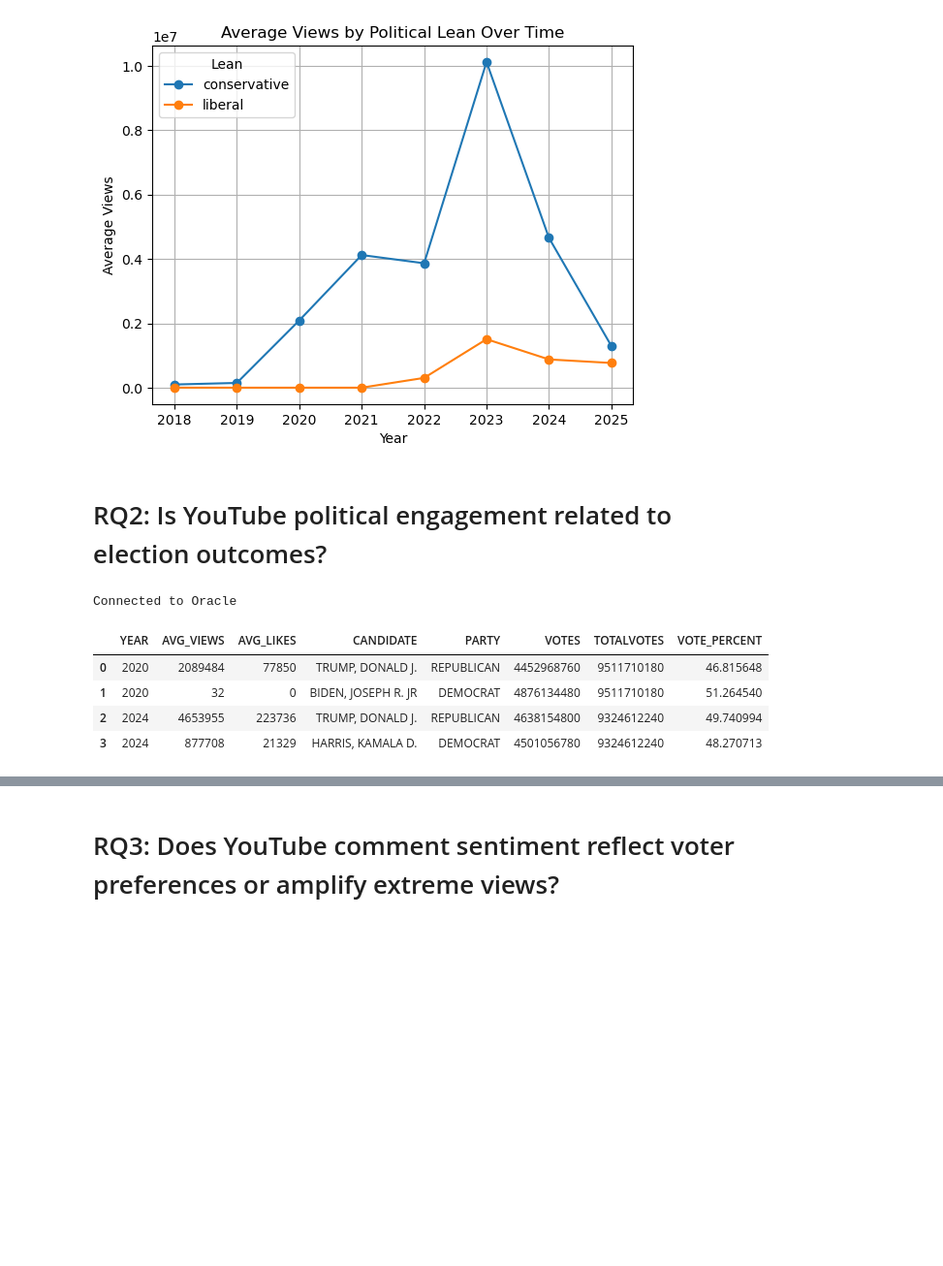
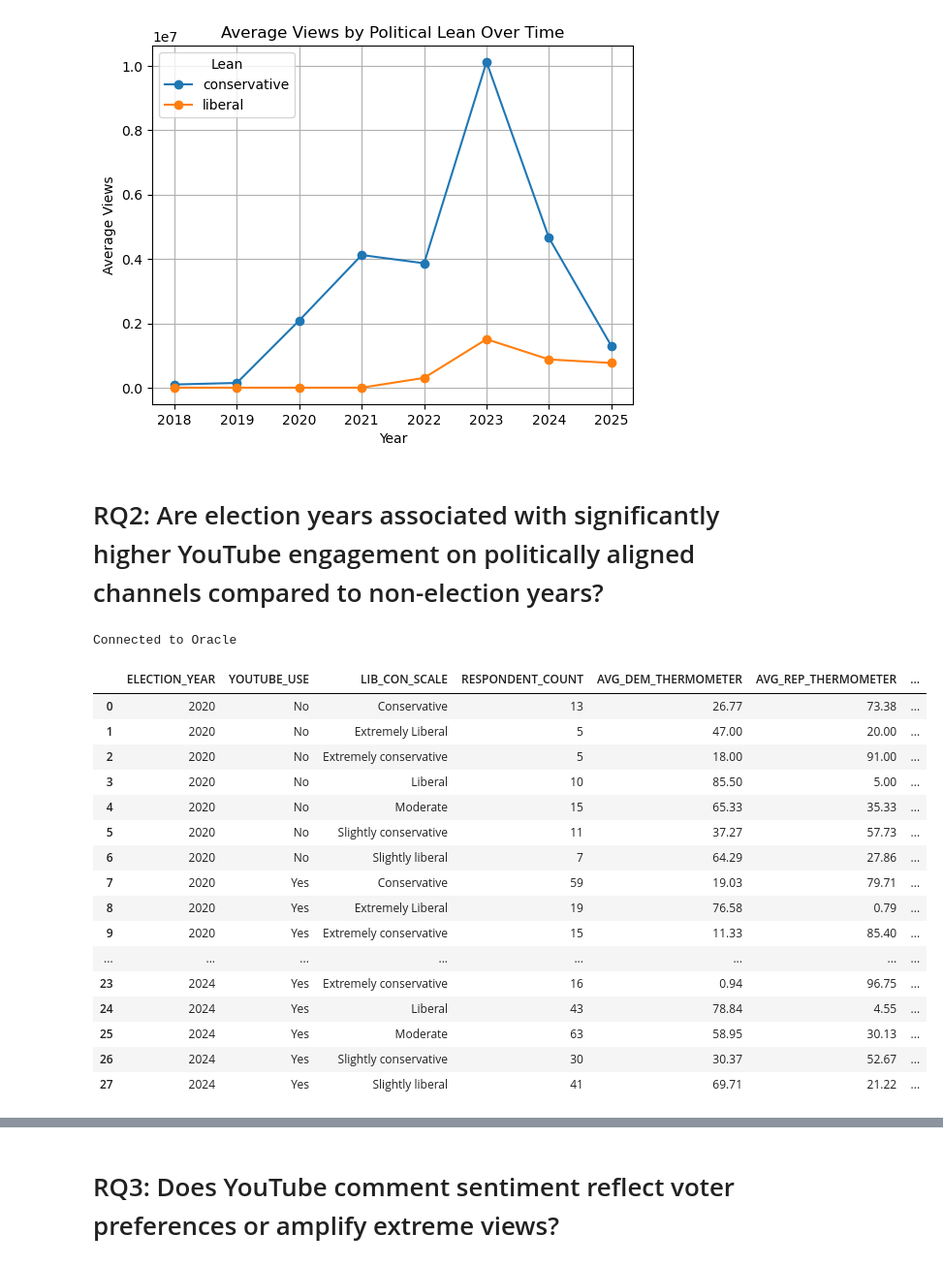
Before and after one commit to calvingdu/cpsc368, a Jupyter notebook: sql/research_questions.ipynb, the cells around one changed output, grey strips where cells are left out. Shown at 97% size. Cells and saved outputs as stored; diff of their text form; code cells hidden in the pictures; blank space fills up the shorter version.

```diff
--- a/sql/research_questions.ipynb
+++ b/sql/research_questions.ipynb
@@ -84,43 +84,69 @@ plt.show()
 | 2025 | 1293953.02 | 767539.15 |
 [figure]
 # %% [markdown]
-# RQ2: Is YouTube political engagement related to election outcomes?
+# RQ2: Are election years associated with significantly higher YouTube engagement on politically aligned channels compared to non-election years?
 # %%
 connection, cursor = create_cursor()
 try:
     rq2_query = """
-    SELECT
-    v.year,
-    ROUND(AVG(v.view_count)) AS avg_views,
-    ROUND(AVG(v.like_count)) AS avg_likes,
-    m.candidate,
-    m.party,
-    SUM(m.votes) AS votes,
-    SUM(m.totalvotes) AS totalvotes,
-    SUM(m.votes) / SUM(m.totalvotes) * 100 AS vote_percent
-    FROM youtube_videos v
-    JOIN mit m ON v.year = m.year AND
-    ((v.lean = 'conservative' AND m.party = 'REPUBLICAN') OR
-     (v.lean = 'liberal' AND m.party = 'DEMOCRAT')
-    )
-    WHERE m.party IN ('DEMOCRAT', 'REPUBLICAN')
-    GROUP BY v.year, v.lean, m.candidate, m.party
-    ORDER BY v.year, v.lean
-    """
+SELECT
+a.election_year,
+a.youtube_use,
+a.lib_con_scale,
+COUNT(*) AS respondent_count,
+ROUND(AVG(a.democrat_thermometer), 2) AS avg_dem_thermometer,
+ROUND(AVG(a.republican_thermometer), 2) AS avg_rep_thermometer,
+ROUND(AVG(a.democrat_thermometer) - AVG(a.republican_thermometer), 2) AS partisan_lean
+FROM anes_2020 a
+WHERE a.youtube_use IS NOT NULL
+AND a.lib_con_scale NOT IN ('DK', 'Refused')
+AND a.lib_con_scale IS NOT NULL
+GROUP BY a.election_year, a.youtube_use, a.lib_con_scale
+
+UNION ALL
+
+SELECT
+a.election_year,
+a.youtube_use,
+a.lib_con_scale,
+COUNT(*),
+ROUND(AVG(a.democrat_thermometer), 2),
+ROUND(AVG(a.republican_thermometer), 2),
+ROUND(AVG(a.democrat_thermometer) - AVG(a.republican_thermometer), 2)
+FROM anes_2024 a
+WHERE a.youtube_use IS NOT NULL
+AND a.lib_con_scale NOT IN ('DK', 'Refused')
+AND a.lib_con_scale IS NOT NULL
+GROUP BY a.election_year, a.youtube_use, a.lib_con_scale
+
+ORDER BY election_year, youtube_use, lib_con_scale
+"""
 
     cursor.execute(rq2_query)
     results = cursor.fetchall()
     rq2_df = pd.DataFrame(results, columns=[d[0] for d in cursor.description])
     display(rq2_df)
 except Exception as e:
     print("Error executing query", e)
 
 cursor.close()
 connection.close()
 # %% [output]
 Connected to Oracle
-|  | YEAR | AVG_VIEWS | AVG_LIKES | CANDIDATE | PARTY | VOTES | TOTALVOTES | VOTE_PERCENT |
-| 0 | 2020 | 2089484 | 77850 | TRUMP, DONALD J. | REPUBLICAN | 4452968760 | 9511710180 | 46.815648 |
-| 1 | 2020 | 32 | 0 | BIDEN, JOSEPH R. JR | DEMOCRAT | 4876134480 | 9511710180 | 51.264540 |
-| 2 | 2024 | 4653955 | 223736 | TRUMP, DONALD J. | REPUBLICAN | 4638154800 | 9324612240 | 49.740994 |
-| 3 | 2024 | 877708 | 21329 | HARRIS, KAMALA D. | DEMOCRAT | 4501056780 | 9324612240 | 48.270713 |
+|  | ELECTION_YEAR | YOUTUBE_USE | LIB_CON_SCALE | RESPONDENT_COUNT | AVG_DEM_THERMOMETER | AVG_REP_THERMOMETER | ... |
+| 0 | 2020 | No | Conservative | 13 | 26.77 | 73.38 | ... |
+| 1 | 2020 | No | Extremely Liberal | 5 | 47.00 | 20.00 | ... |
+| 2 | 2020 | No | Extremely conservative | 5 | 18.00 | 91.00 | ... |
+| 3 | 2020 | No | Liberal | 10 | 85.50 | 5.00 | ... |
+| 4 | 2020 | No | Moderate | 15 | 65.33 | 35.33 | ... |
+| 5 | 2020 | No | Slightly conservative | 11 | 37.27 | 57.73 | ... |
+| 6 | 2020 | No | Slightly liberal | 7 | 64.29 | 27.86 | ... |
+| 7 | 2020 | Yes | Conservative | 59 | 19.03 | 79.71 | ... |
+| 8 | 2020 | Yes | Extremely Liberal | 19 | 76.58 | 0.79 | ... |
+| 9 | 2020 | Yes | Extremely conservative | 15 | 11.33 | 85.40 | ... |
+| ... | ... | ... | ... | ... | ... | ... | ... |
+| 23 | 2024 | Yes | Extremely conservative | 16 | 0.94 | 96.75 | ... |
+| 24 | 2024 | Yes | Liberal | 43 | 78.84 | 4.55 | ... |
+| 25 | 2024 | Yes | Moderate | 63 | 58.95 | 30.13 | ... |
+| 26 | 2024 | Yes | Slightly conservative | 30 | 30.37 | 52.67 | ... |
+| 27 | 2024 | Yes | Slightly liberal | 41 | 69.71 | 21.22 | ... |
```
Also changed, not shown: parts of 3 cells of this notebook, 8 other files.
